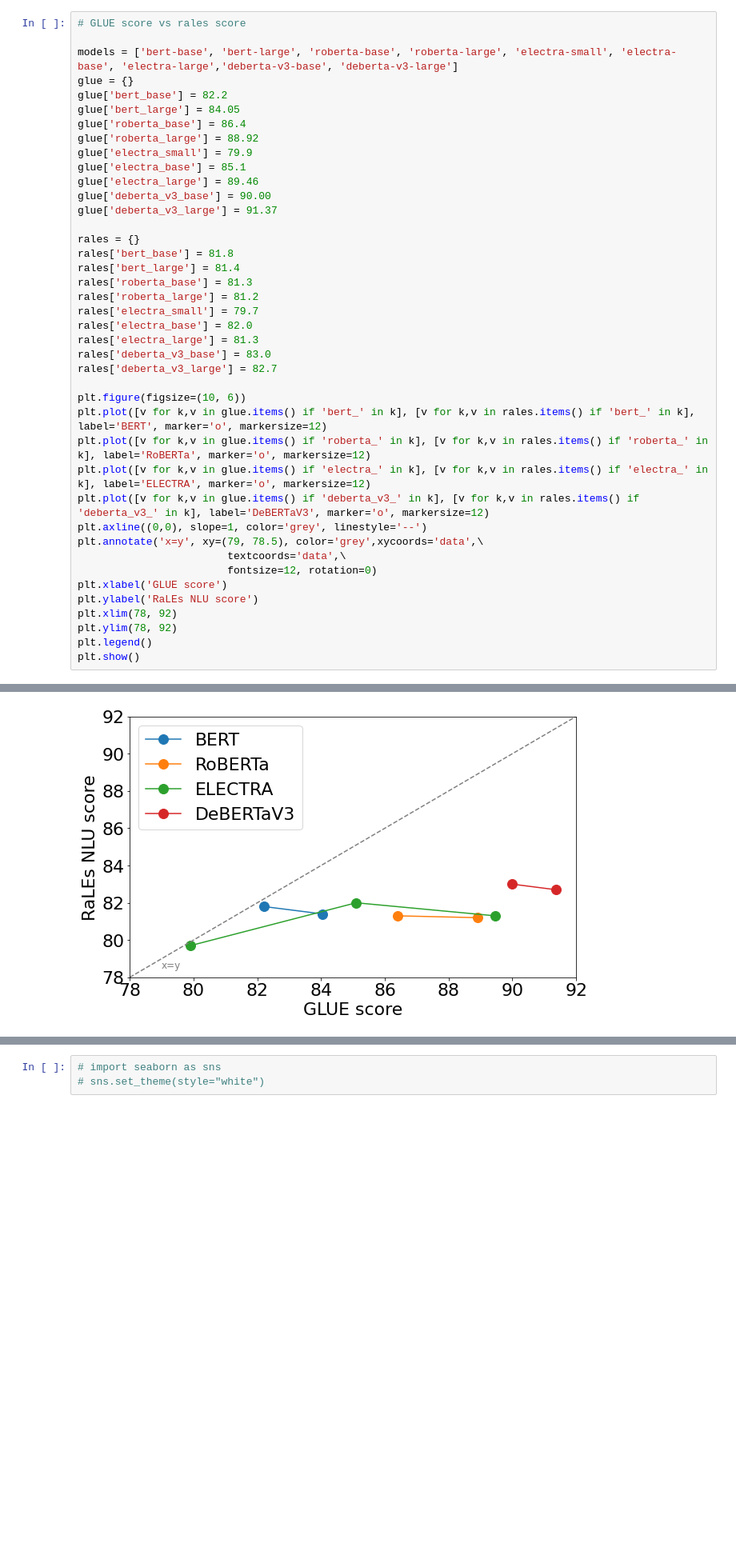
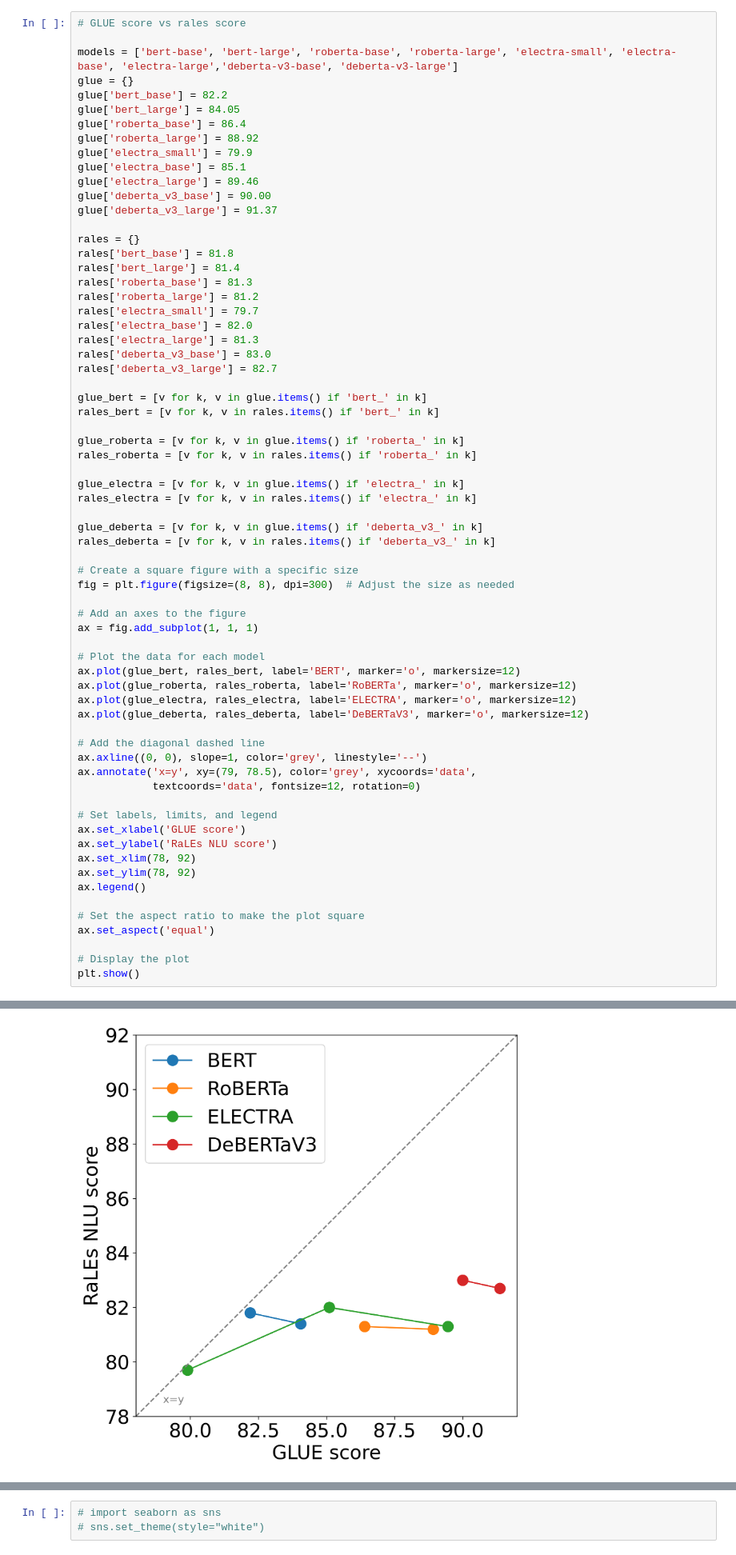
Before and after one commit to StanfordMIMI/RaLEs, a Jupyter notebook: results/make_paper_figures.ipynb, the cells around one changed output, grey strips where cells are left out. Shown at 80% size. Cells and saved outputs as stored; diff of their text form; blank space fills up the shorter version.

Commit message:
improved paper figures

```diff
--- a/results/make_paper_figures.ipynb
+++ b/results/make_paper_figures.ipynb
@@ -33,19 +33,45 @@ rales['electra_large'] = 81.3
 rales['deberta_v3_base'] = 83.0
 rales['deberta_v3_large'] = 82.7
 
-plt.figure(figsize=(10, 6))
-plt.plot([v for k,v in glue.items() if 'bert_' in k], [v for k,v in rales.items() if 'bert_' in k], label='BERT', marker='o', markersize=12)
-plt.plot([v for k,v in glue.items() if 'roberta_' in k], [v for k,v in rales.items() if 'roberta_' in k], label='RoBERTa', marker='o', markersize=12)
-plt.plot([v for k,v in glue.items() if 'electra_' in k], [v for k,v in rales.items() if 'electra_' in k], label='ELECTRA', marker='o', markersize=12)
-plt.plot([v for k,v in glue.items() if 'deberta_v3_' in k], [v for k,v in rales.items() if 'deberta_v3_' in k], label='DeBERTaV3', marker='o', markersize=12)
-plt.axline((0,0), slope=1, color='grey', linestyle='--')
-plt.annotate('x=y', xy=(79, 78.5), color='grey',xycoords='data',\
-                        textcoords='data',\
-                        fontsize=12, rotation=0)
-plt.xlabel('GLUE score')
-plt.ylabel('RaLEs NLU score')
-plt.xlim(78, 92)
-plt.ylim(78, 92)
-plt.legend()
+glue_bert = [v for k, v in glue.items() if 'bert_' in k]
+rales_bert = [v for k, v in rales.items() if 'bert_' in k]
+
+glue_roberta = [v for k, v in glue.items() if 'roberta_' in k]
+rales_roberta = [v for k, v in rales.items() if 'roberta_' in k]
+
+glue_electra = [v for k, v in glue.items() if 'electra_' in k]
+rales_electra = [v for k, v in rales.items() if 'electra_' in k]
+
+glue_deberta = [v for k, v in glue.items() if 'deberta_v3_' in k]
+rales_deberta = [v for k, v in rales.items() if 'deberta_v3_' in k]
+
+# Create a square figure with a specific size
+fig = plt.figure(figsize=(8, 8), dpi=300)  # Adjust the size as needed
+
+# Add an axes to the figure
+ax = fig.add_subplot(1, 1, 1)
+
+# Plot the data for each model
+ax.plot(glue_bert, rales_bert, label='BERT', marker='o', markersize=12)
+ax.plot(glue_roberta, rales_roberta, label='RoBERTa', marker='o', markersize=12)
+ax.plot(glue_electra, rales_electra, label='ELECTRA', marker='o', markersize=12)
+ax.plot(glue_deberta, rales_deberta, label='DeBERTaV3', marker='o', markersize=12)
+
+# Add the diagonal dashed line
+ax.axline((0, 0), slope=1, color='grey', linestyle='--')
+ax.annotate('x=y', xy=(79, 78.5), color='grey', xycoords='data',
+            textcoords='data', fontsize=12, rotation=0)
+
+# Set labels, limits, and legend
+ax.set_xlabel('GLUE score')
+ax.set_ylabel('RaLEs NLU score')
+ax.set_xlim(78, 92)
+ax.set_ylim(78, 92)
+ax.legend()
+
+# Set the aspect ratio to make the plot square
+ax.set_aspect('equal')
+
+# Display the plot
 plt.show()
 # %% [output]
@@ -54,4 +80,4 @@ findfont: Font family ['normal'] not found. Falling back to DejaVu Sans.
-[figure, old version]
+[figure, new version]
 # %%
 blurb = {}
 blurb['bert_base'] = 76.11
```
Also changed, not shown: parts of 7 cells of this notebook.
